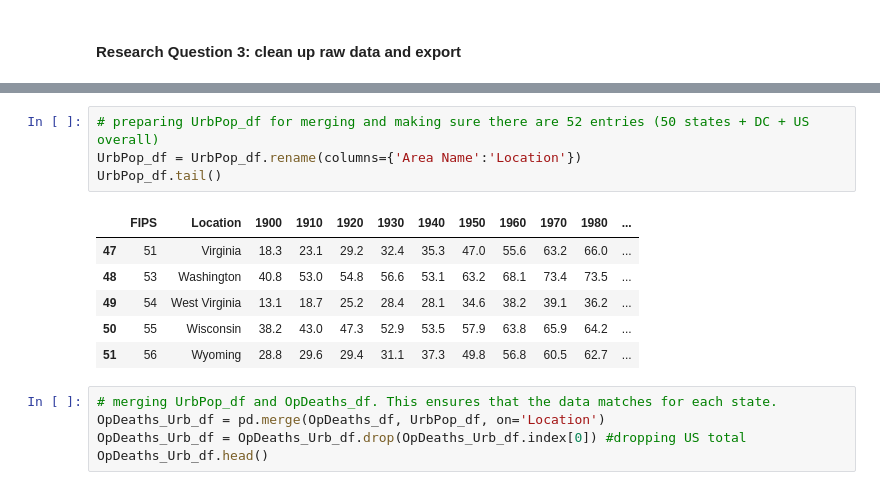
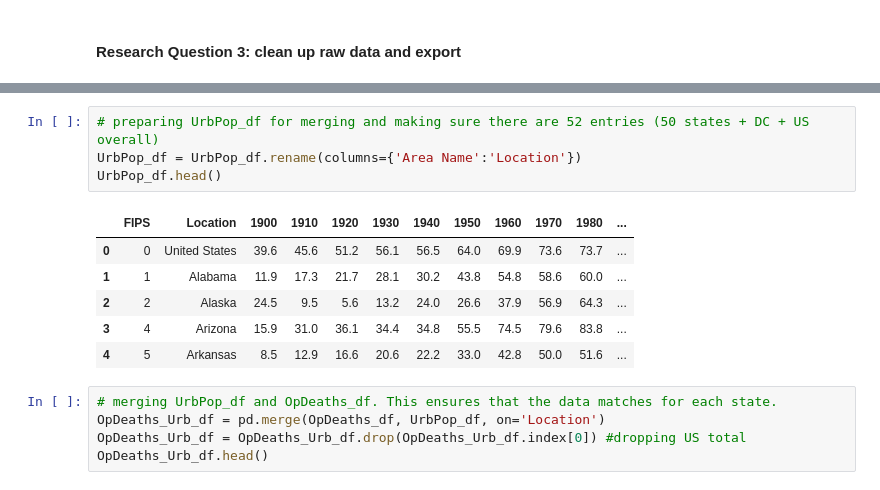
Before and after one commit to christa-fields/GWU_Databootcamp_Project_1, a Jupyter notebook: data_cleanup.ipynb, the cells around one changed output, grey strips where cells are left out. Saved outputs shown, nothing was run; the diff lists cells and outputs as text.

```diff
--- a/data_cleanup.ipynb
+++ b/data_cleanup.ipynb
@@ -303,14 +303,14 @@ OpDeaths_df.tail()
 # %%
 # preparing UrbPop_df for merging and making sure there are 52 entries (50 states + DC + US overall)
 UrbPop_df = UrbPop_df.rename(columns={'Area Name':'Location'})
-UrbPop_df.tail()
+UrbPop_df.head()
 # %% [output]
 |  | FIPS | Location | 1900 | 1910 | 1920 | 1930 | 1940 | 1950 | 1960 | 1970 | 1980 | ... |
-| 47 | 51 | Virginia | 18.3 | 23.1 | 29.2 | 32.4 | 35.3 | 47.0 | 55.6 | 63.2 | 66.0 | ... |
-| 48 | 53 | Washington | 40.8 | 53.0 | 54.8 | 56.6 | 53.1 | 63.2 | 68.1 | 73.4 | 73.5 | ... |
-| 49 | 54 | West Virginia | 13.1 | 18.7 | 25.2 | 28.4 | 28.1 | 34.6 | 38.2 | 39.1 | 36.2 | ... |
-| 50 | 55 | Wisconsin | 38.2 | 43.0 | 47.3 | 52.9 | 53.5 | 57.9 | 63.8 | 65.9 | 64.2 | ... |
-| 51 | 56 | Wyoming | 28.8 | 29.6 | 29.4 | 31.1 | 37.3 | 49.8 | 56.8 | 60.5 | 62.7 | ... |
+| 0 | 0 | United States | 39.6 | 45.6 | 51.2 | 56.1 | 56.5 | 64.0 | 69.9 | 73.6 | 73.7 | ... |
+| 1 | 1 | Alabama | 11.9 | 17.3 | 21.7 | 28.1 | 30.2 | 43.8 | 54.8 | 58.6 | 60.0 | ... |
+| 2 | 2 | Alaska | 24.5 | 9.5 | 5.6 | 13.2 | 24.0 | 26.6 | 37.9 | 56.9 | 64.3 | ... |
+| 3 | 4 | Arizona | 15.9 | 31.0 | 36.1 | 34.4 | 34.8 | 55.5 | 74.5 | 79.6 | 83.8 | ... |
+| 4 | 5 | Arkansas | 8.5 | 12.9 | 16.6 | 20.6 | 22.2 | 33.0 | 42.8 | 50.0 | 51.6 | ... |
 # %%
 # merging UrbPop_df and OpDeaths_df. This ensures that the data matches for each state.
 OpDeaths_Urb_df = pd.merge(OpDeaths_df, UrbPop_df, on='Location')
```
Also changed, not shown: parts of 2 cells of this notebook, 4 other files.
